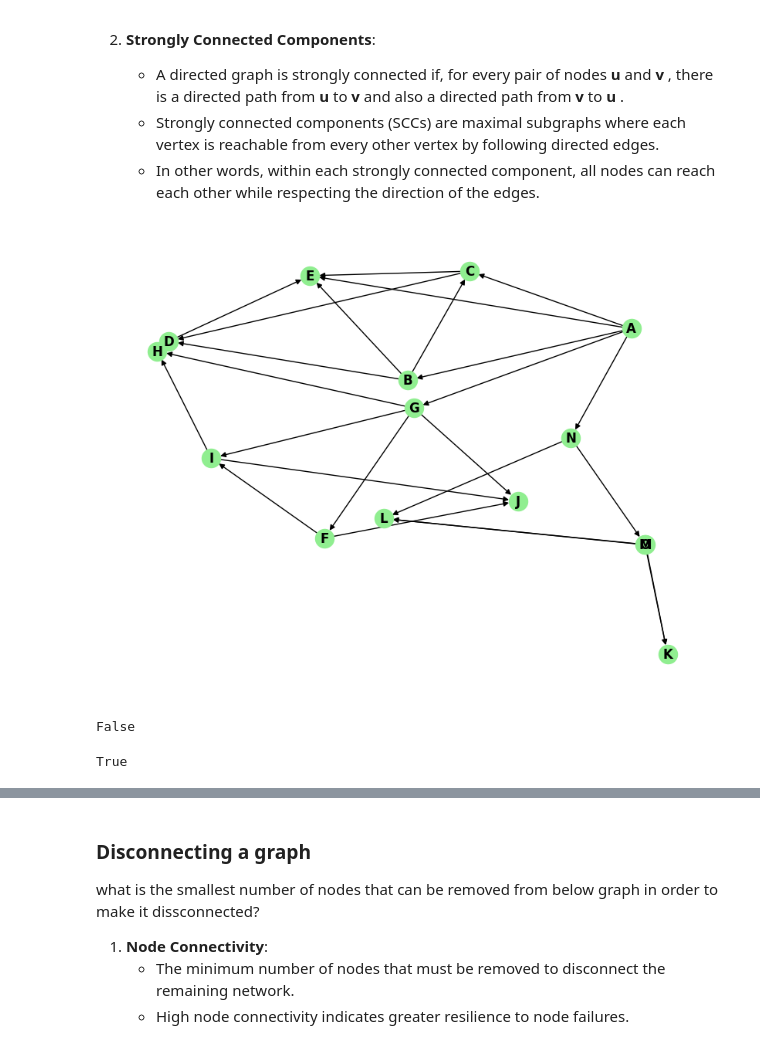
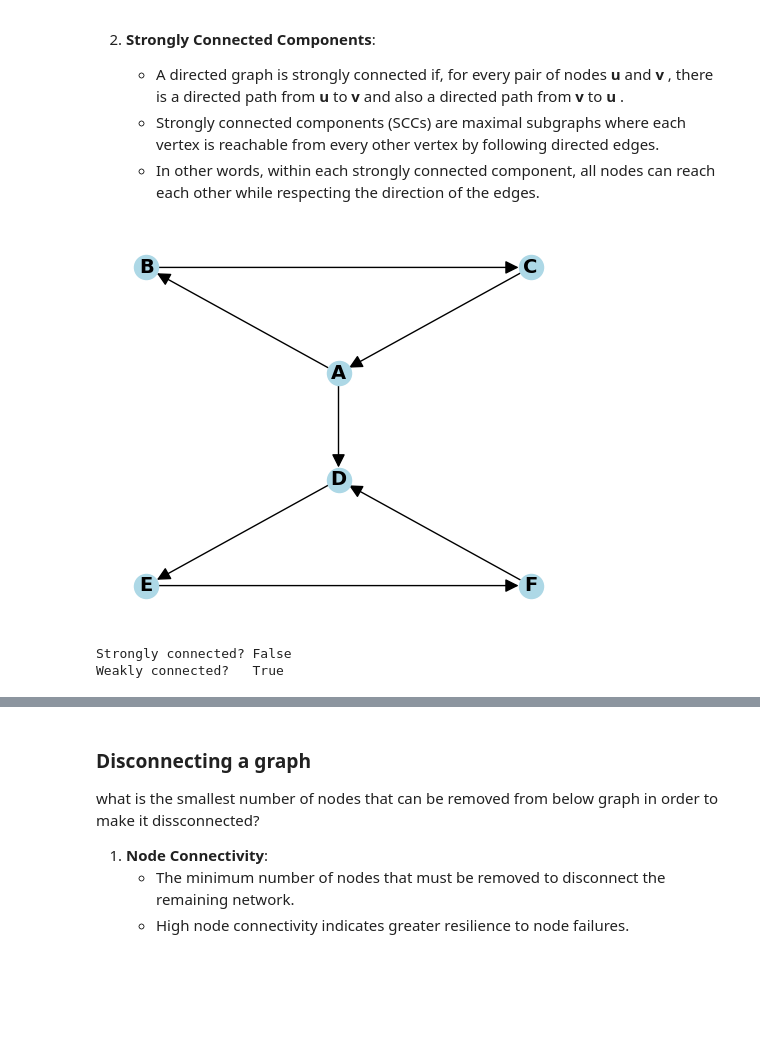
Before and after one commit to tabatabaeiphys/Teaching, a Jupyter notebook: NetworkX/netx2.ipynb, the cells around one changed output, grey strips where cells are left out. Drawn from its saved outputs; the diff is of its cells as text; code cells hidden in the pictures; blank space fills up the shorter version.

```diff
--- a/NetworkX/netx2.ipynb
+++ b/NetworkX/netx2.ipynb
@@ -489,33 +490,41 @@ nx.node_connected_component(G,'M')
     - Strongly connected components (SCCs) are maximal subgraphs where each vertex is reachable from every other vertex by following directed edges.
     - In other words, within each strongly connected component, all nodes can reach each other while respecting the direction of the edges.
 # %%
-DG = nx.DiGraph()
-
 edges = [
-    ('A', 'B'), ('A', 'C'), ('A', 'E'), ('A', 'G'), ('A', 'N'),
-    ('B', 'C'), ('B', 'E'),('B', 'D'),
-    ('C', 'D'), ('C', 'E'),
-    ('D', 'E'),
-    ('G', 'F'), ('G', 'H'), ('G', 'I'), ('G', 'J'),
-    ('F', 'J'),('F', 'I'),  ('I', 'J'),('I', 'H'),
-    ('N', 'L'), ('N', 'O'),
-    ('M', 'L'), ('M', 'K'), ('O', 'K'),('O', 'L')
+    ('A', 'B'), ('B', 'C'), ('C', 'A'),
+    ('D', 'E'), ('E', 'F'), ('F', 'D'),
+    ('A', 'D')
 ]
 
+DG = nx.DiGraph()
 DG.add_edges_from(edges)
-plt.figure(figsize=(8, 6))
-pos = nx.kamada_kawai_layout(DG)
-nx.draw(DG, pos, with_labels=True, node_color='lightgreen', font_weight='bold',  font_size=12, edge_color='black')
-plt.savefig('DG.png')
+pos = {
+    'A': (0, 1),
+    'B': (-1, 2),
+    'C': (1, 2),
+    'D': (0, 0),
+    'E': (-1, -1),
+    'F': (1, -1)
+}
+
+plt.figure(figsize=(6, 5))
+nx.draw_networkx_nodes(DG, pos, node_color='lightblue', node_size=300)
+nx.draw_networkx_labels(DG, pos, font_weight='bold', font_size=14)
+nx.draw_networkx_edges(DG, pos,edge_color='black', arrows=True, arrowstyle='-|>', arrowsize=20)
+plt.axis('off')
 plt.show()
 # %% [output]
-[figure, old version]
+[figure, new version]
 # %%
-nx.is_strongly_connected(DG)
+print("Strongly connected?", nx.is_strongly_connected(DG))
+print("Weakly connected?  ", nx.is_weakly_connected(DG))
 # %% [output]
-False
+Strongly connected? False
+Weakly connected?   True
 # %%
-nx.is_weakly_connected(DG)
+new_edges = [('F', 'B')]
+
+DGS = nx.DiGraph()
+DGS.add_edges_from(edges)
+DGS.add_edges_from(new_edges)
-# %% [output]
-True
 # %%
```
Also changed, not shown: parts of 33 cells of this notebook.
